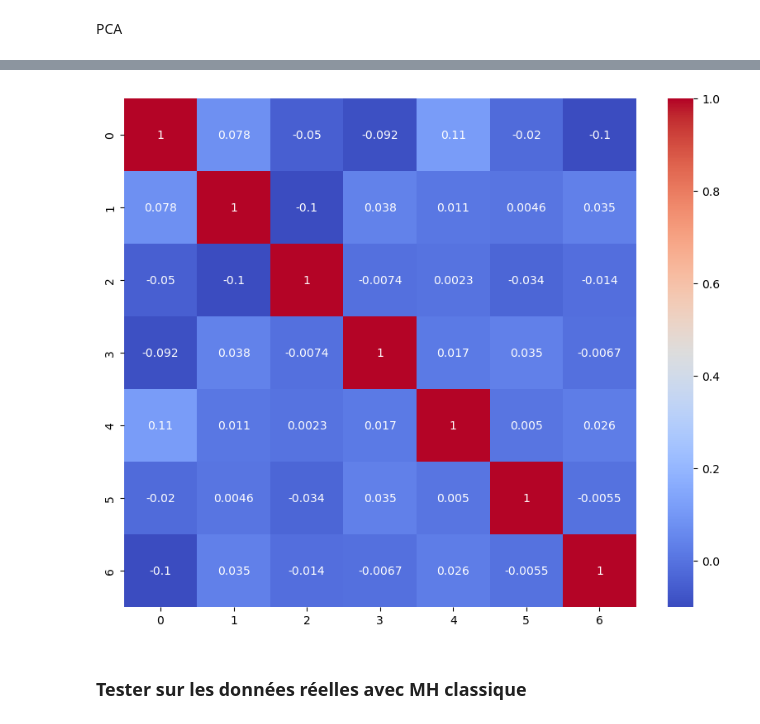
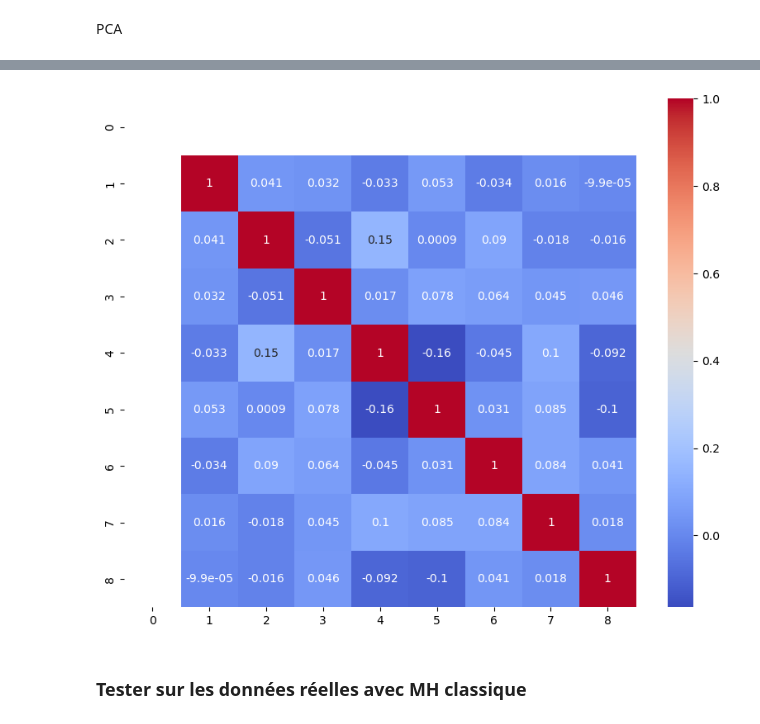
Before and after one commit to AlexandreSelvestre/Recherche-3A, a Jupyter notebook: final_simul.ipynb, the cells around one changed output, grey strips where cells are left out. Saved outputs shown, nothing was run; the diff lists cells and outputs as text; code cells hidden in the pictures.

```diff
--- a/final_simul.ipynb
+++ b/final_simul.ipynb
@@ -708,8 +714,10 @@ cov_mat(x_tot_pca)
-# %%
-x_cut_train_pca = pca.transform(x_cut_train)
-cov_mat(x_cut_train_pca)
-# %% [output]
-[figure, removed]
+# %%
+x_cut_train_pca =   np.hstack((x_cut_train[:,0].reshape(-1,1),pca.transform(x_cut_train[:,1:]) ))
+cov_mat(x_cut_train_pca)
+x_test_pca =  np.hstack((x_test[:,0].reshape(-1,1),pca.transform(x_test[:,1:]) ))
+x_train_pca = np.hstack((x_train[:,0].reshape(-1,1),pca.transform(x_train[:,1:]) ))
+# %% [output]
+[figure, added]
 # %% [markdown]
 ### Tester sur les données réelles avec MH classique
 # %%
```
Also changed, not shown: parts of 13 cells of this notebook.
